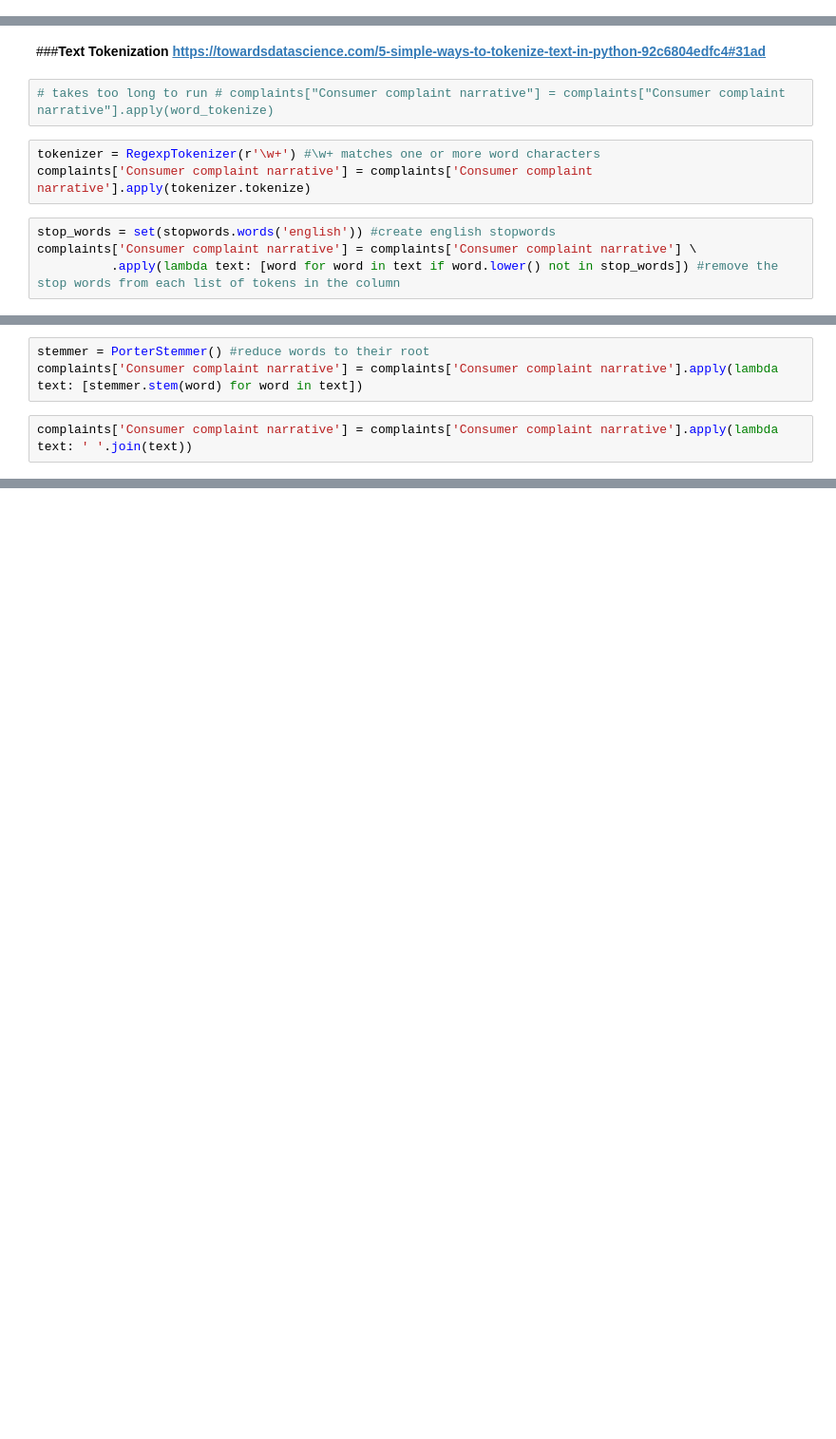
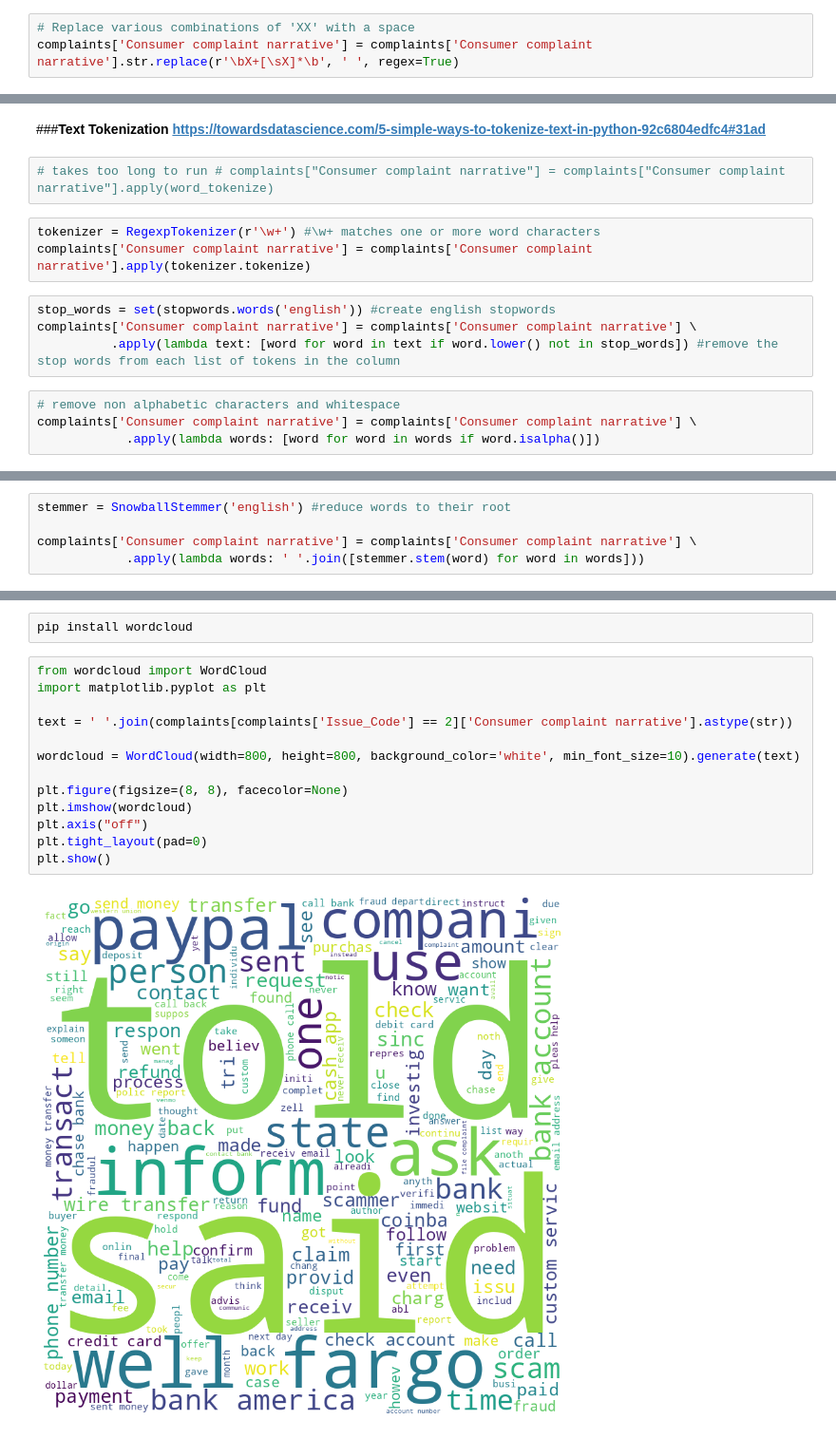
Before and after one commit to nss-data-science-cohort-6/cfpb_text_classification-el_chapo, a Jupyter notebook: complaints_preprocessing.ipynb, the cells around one changed output, grey strips where cells are left out. Shown at 95% size. Cells and saved outputs as stored; diff of their text form; blank space fills up the shorter version.

```diff
--- a/complaints_preprocessing.ipynb
+++ b/complaints_preprocessing.ipynb
@@ -41,5 +61,8 @@ complaints
 # %% [markdown]
 #**Text Preprocessing**
+# %%
+# Replace various combinations of 'XX' with a space
+complaints['Consumer complaint narrative'] = complaints['Consumer complaint narrative'].str.replace(r'\bX+[\sX]*\b', ' ', regex=True)
 # %%
 complaints['Consumer complaint narrative'] = complaints['Consumer complaint narrative'].str.lower()
 # %%
@@ -68,3 +91,7 @@ complaints['Consumer complaint narrative'] = complaints['Consumer complaint narr
 stop_words = set(stopwords.words('english')) #create english stopwords
 complaints['Consumer complaint narrative'] = complaints['Consumer complaint narrative'] \
           .apply(lambda text: [word for word in text if word.lower() not in stop_words]) #remove the stop words from each list of tokens in the column
+# %%
+# remove non alphabetic characters and whitespace
+complaints['Consumer complaint narrative'] = complaints['Consumer complaint narrative'] \
+            .apply(lambda words: [word for word in words if word.isalpha()])
@@ -71,5 +122,5 @@ complaints['Consumer complaint narrative'] = complaints['Consumer complaint narr
 # %%
-stemmer = PorterStemmer() #reduce words to their root
-complaints['Consumer complaint narrative'] = complaints['Consumer complaint narrative'].apply(lambda text: [stemmer.stem(word) for word in text])
+stemmer = SnowballStemmer('english') #reduce words to their root
+
+complaints['Consumer complaint narrative'] = complaints['Consumer complaint narrative'] \
+            .apply(lambda words: ' '.join([stemmer.stem(word) for word in words]))
-# %%
-complaints['Consumer complaint narrative'] = complaints['Consumer complaint narrative'].apply(lambda text: ' '.join(text))
@@ -75,0 +132,17 @@ complaints['Consumer complaint narrative'] = complaints['Consumer complaint narr
+# %%
+pip install wordcloud
+# %%
+from wordcloud import WordCloud
+import matplotlib.pyplot as plt
+
+text = ' '.join(complaints[complaints['Issue_Code'] == 2]['Consumer complaint narrative'].astype(str))
+
+wordcloud = WordCloud(width=800, height=800, background_color='white', min_font_size=10).generate(text)
+
+plt.figure(figsize=(8, 8), facecolor=None)
+plt.imshow(wordcloud)
+plt.axis("off")
+plt.tight_layout(pad=0)
+plt.show()
+# %% [output]
+[figure, added]
```
Also changed, not shown: parts of 12 cells of this notebook.
